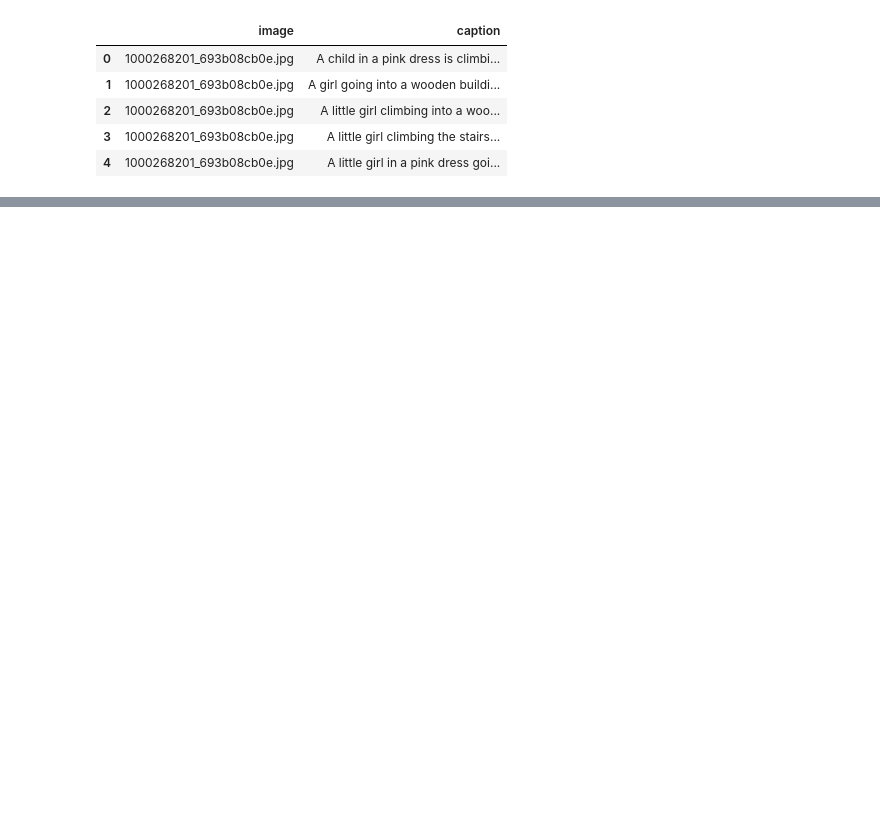
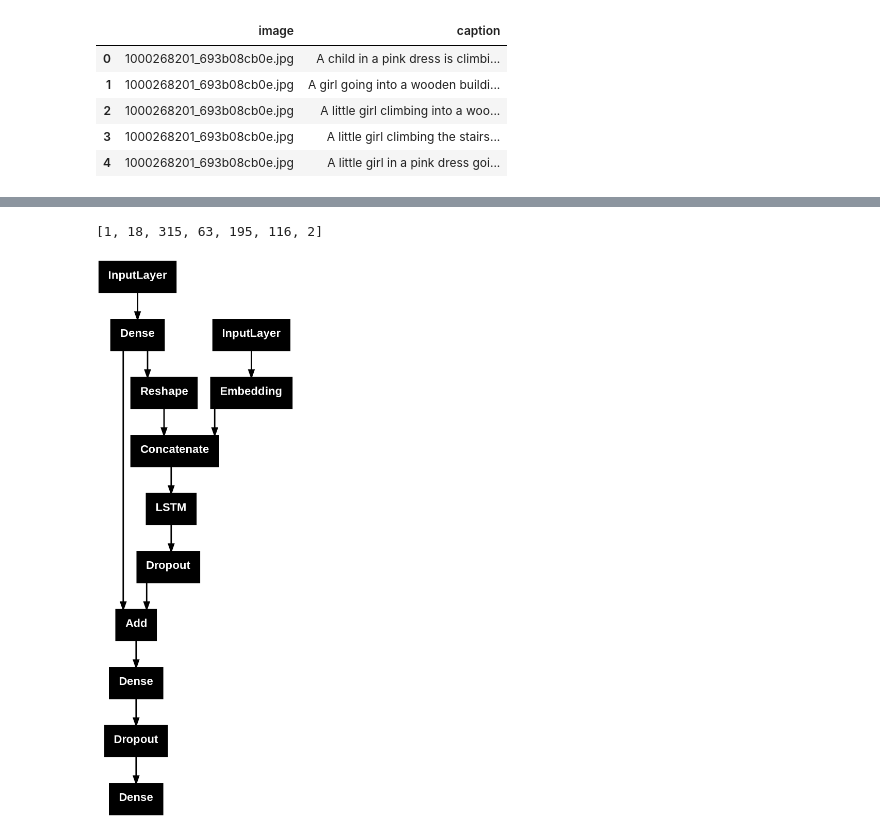
Before and after one commit to vaibhav0012/Image-Caption-Generator, a Jupyter notebook: Caption_Generator.ipynb, the cells around one changed output, grey strips where cells are left out. Cells and saved outputs as stored; diff of their text form; code cells hidden in the pictures; blank space fills up the shorter version.

```diff
--- a/Caption_Generator.ipynb
+++ b/Caption_Generator.ipynb
@@ -341,0 +168,3 @@ len(preprocessed_df)
+# %%
+captions = data['caption'].tolist()
+captions[:10]
@@ -341,0 +182,22 @@ len(preprocessed_df)
+# %%
+tokenizer = Tokenizer()
+tokenizer.fit_on_texts(captions)
+vocab_size = len(tokenizer.word_index) + 1
+max_length = max(len(caption.split()) for caption in captions)
+
+images = data['image'].unique().tolist()
+nimages = len(images)
+
+split_index = round(0.85*nimages)
+train_images = images[:split_index]
+val_images = images[split_index:]
+
+train = data[data['image'].isin(train_images)]
+test = data[data['image'].isin(val_images)]
+
+train.reset_index(inplace=True,drop=True)
+test.reset_index(inplace=True,drop=True)
+
+tokenizer.texts_to_sequences([captions[1]])[0]
+# %% [output]
+[1, 18, 315, 63, 195, 116, 2]
@@ -341,0 +259,18 @@ len(preprocessed_df)
+# %%
+input1 = Input(shape=(1920,))
+input2 = Input(shape=(max_length,))
+
+img_features = Dense(256, activation='relu')(input1)
+img_features_reshaped = Reshape((1, 256), input_shape=(256,))(img_features)
+
+sentence_features = Embedding(vocab_size, 256, mask_zero=False)(input2)
+merged = concatenate([img_features_reshaped,sentence_features],axis=1)
+sentence_features = LSTM(256)(merged)
+x = Dropout(0.5)(sentence_features)
+x = add([x, img_features])
+x = Dense(128, activation='relu')(x)
+x = Dropout(0.5)(x)
+output = Dense(vocab_size, activation='softmax')(x)
+
+caption_model = Model(inputs=[input1,input2], outputs=output)
+caption_model.compile(loss='categorical_crossentropy',optimizer='adam')
@@ -341,0 +279,4 @@ len(preprocessed_df)
+# %%
+plot_model(caption_model)
+# %% [output]
+[figure, added]
```
Also changed, not shown: parts of 36 cells of this notebook.
